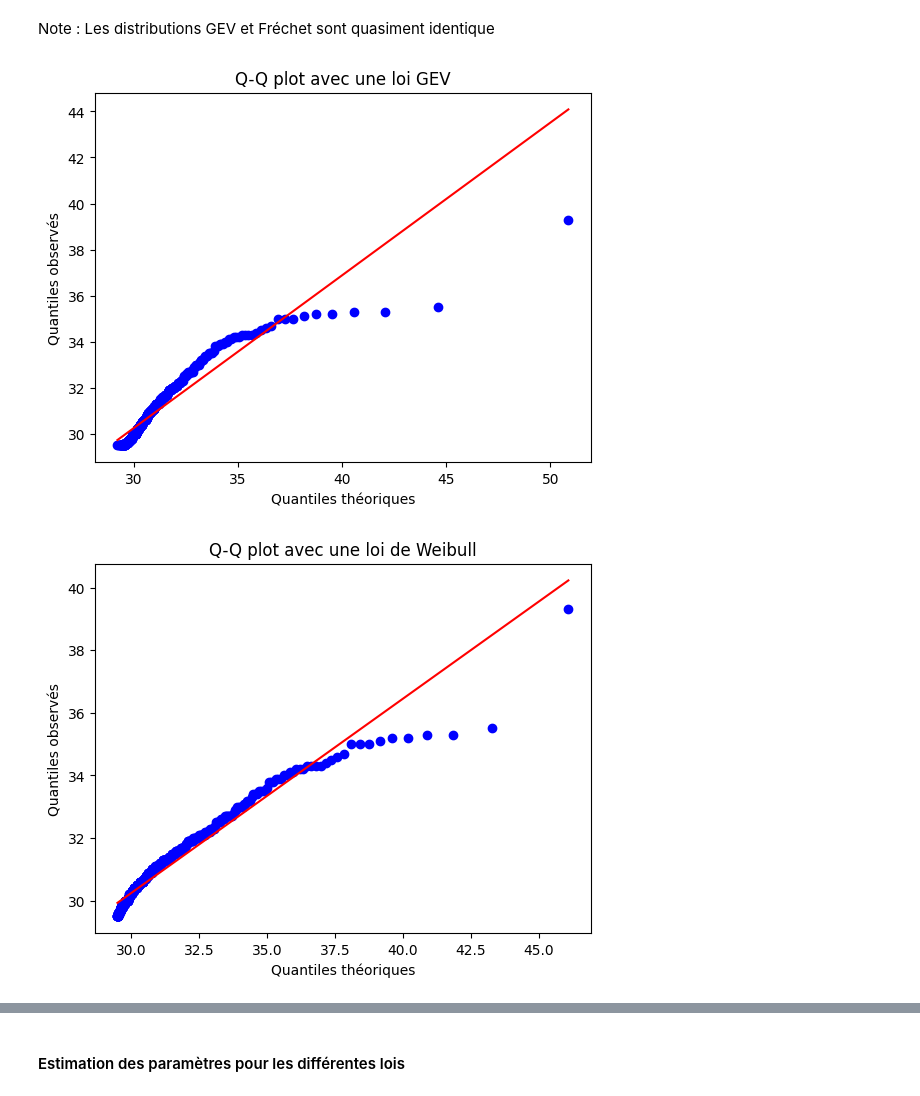
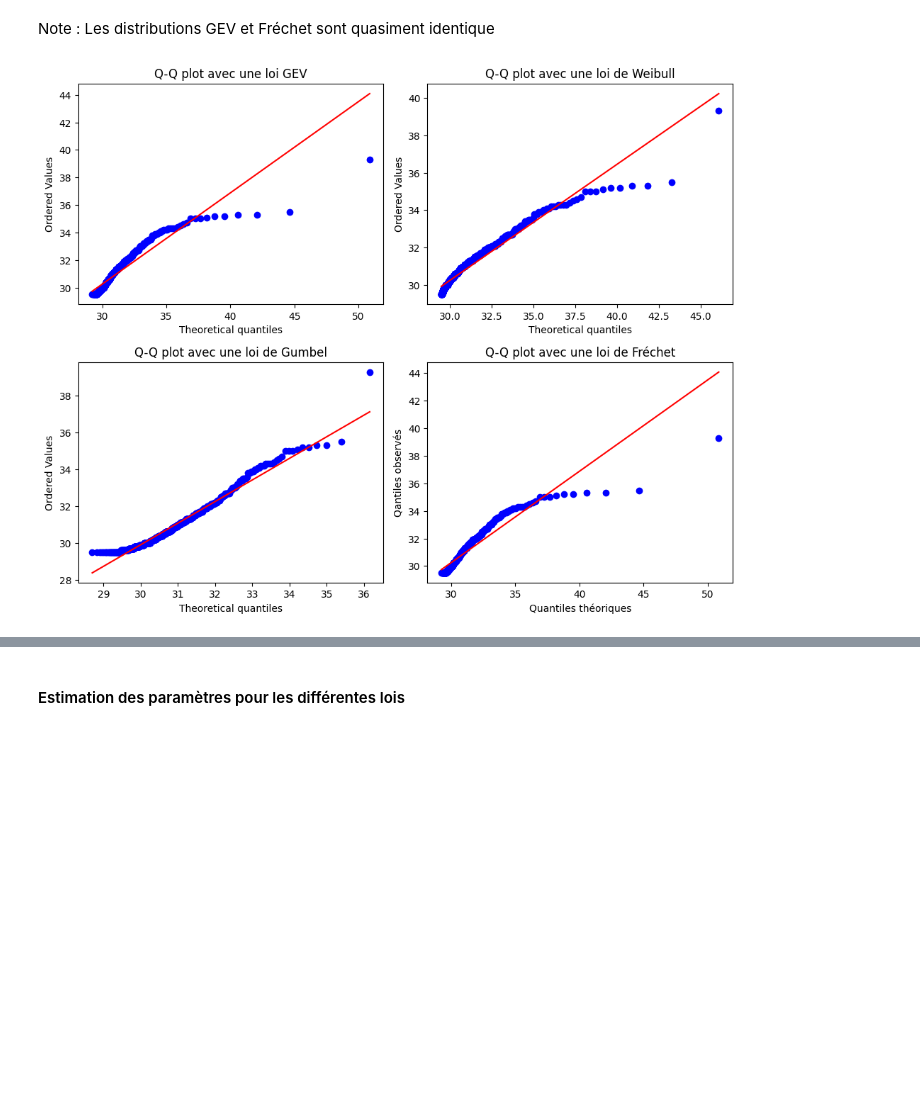
Before and after one commit to PoloX2021/Rosembaum, a Jupyter notebook: models.ipynb, the cells around one changed output, grey strips where cells are left out. Saved outputs shown, nothing was run; the diff lists cells and outputs as text; code cells hidden in the pictures; blank space fills up the shorter version.

Commit message:
Final visuals fot extreme values (hopefully)

```diff
--- a/models.ipynb
+++ b/models.ipynb
@@ -324,49 +307,47 @@ Seuil pour les valeurs extrêmes: 29.4
 # %% [markdown]
 Note : Les distributions GEV et Fréchet sont quasiment identique
 # %%
+import matplotlib.pyplot as plt
 import scipy.stats as stats
 
 data = extreme_values
+
 # Ajustement de la loi GEV
 gev_params = stats.genextreme.fit(data)
 
 # Ajustement de la loi de Fréchet
 frechet_params = stats.invweibull.fit(data)
 
 # Ajustement de la loi de Weibull
 weibull_params = stats.weibull_min.fit(data)
 
 # Ajustement de la loi de Gumbel
 gumbel_params = stats.gumbel_r.fit(data)
 
+# Création des sous-graphiques
+fig, axs = plt.subplots(2, 2, figsize=(10, 8))
 
 # Q-Q plot pour GEV
-stats.probplot(data, dist="genextreme", sparams=gev_params, plot=plt)
-plt.title("Q-Q plot avec une loi GEV")
-plt.xlabel("Quantiles théoriques")
-plt.ylabel("Quantiles observés")
-plt.show()
+stats.probplot(data, dist="genextreme", sparams=gev_params, plot=axs[0, 0])
+axs[0, 0].set_title("Q-Q plot avec une loi GEV")
 
 # Q-Q plot pour Weibull
-stats.probplot(data, dist="weibull_min", sparams=weibull_params, plot=plt)
-plt.title("Q-Q plot avec une loi de Weibull")
-plt.xlabel("Quantiles théoriques")
-plt.ylabel("Quantiles observés")
-plt.show()
+stats.probplot(data, dist="weibull_min", sparams=weibull_params, plot=axs[0, 1])
+axs[0, 1].set_title("Q-Q plot avec une loi de Weibull")
 
 # Q-Q plot pour Gumbel
-stats.probplot(data, dist="gumbel_r", sparams=gumbel_params, plot=plt)
-plt.title("Q-Q plot avec une loi de Gumbel")
-plt.xlabel("Quantiles théoriques")
-plt.ylabel("Quantiles observés")
-plt.show()
+stats.probplot(data, dist="gumbel_r", sparams=gumbel_params, plot=axs[1, 0])
+axs[1, 0].set_title("Q-Q plot avec une loi de Gumbel")
 
 # Q-Q plot pour GEV
-stats.probplot(data, dist="invweibull", sparams=frechet_params, plot=plt)
-plt.title("Q-Q plot avec une loi de Fréchet")
-plt.xlabel("Quantiles théoriques")
-plt.ylabel("Quantiles observés")
+stats.probplot(data, dist="invweibull", sparams=frechet_params, plot=axs[1, 1])
+axs[1, 1].set_title("Q-Q plot avec une loi de Fréchet")
+
+# Ajustement du layout
+plt.tight_layout()
+plt.xlabel('Quantiles théoriques')
+plt.ylabel('Qantiles observés')
+# Affichage des graphiques
 plt.show()
 # %% [output]
-[figure, old version]
+[figure, new version]
-[figure, removed]
```
Also changed, not shown: parts of 14 cells of this notebook.
